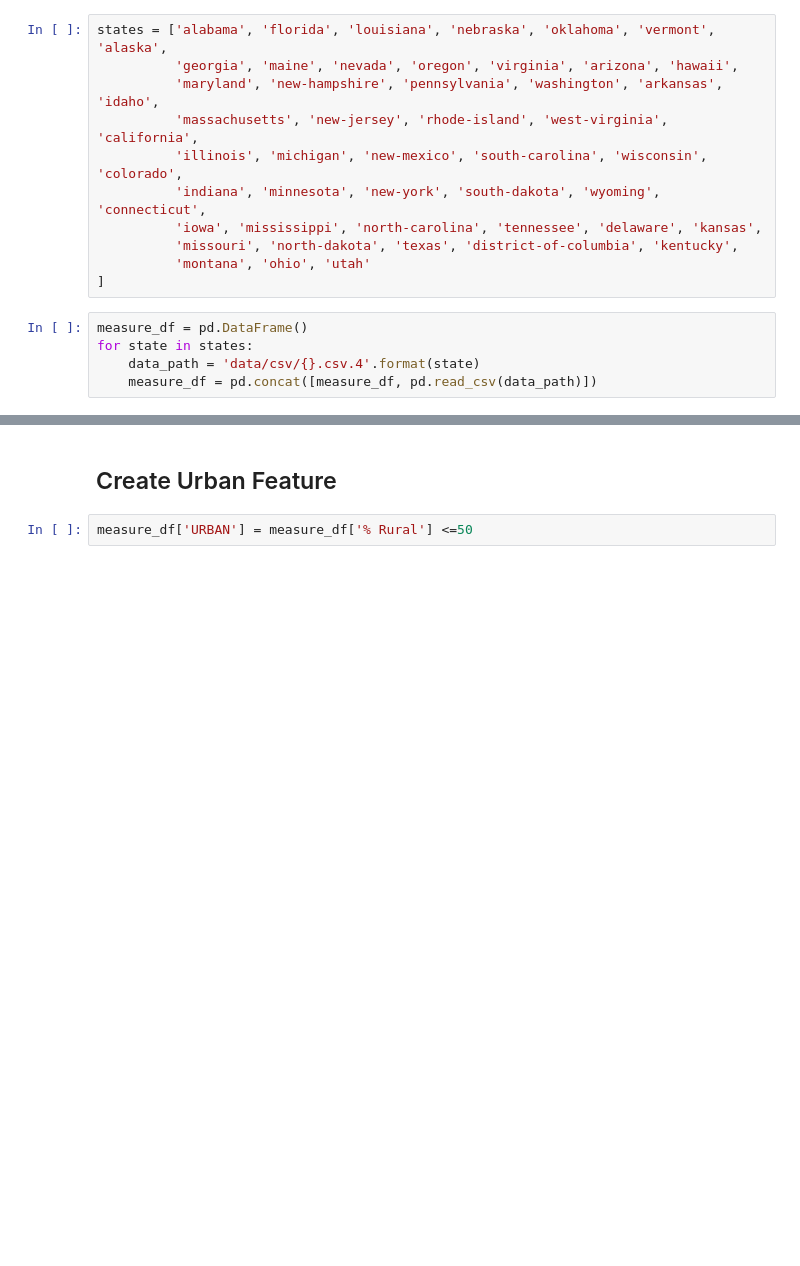
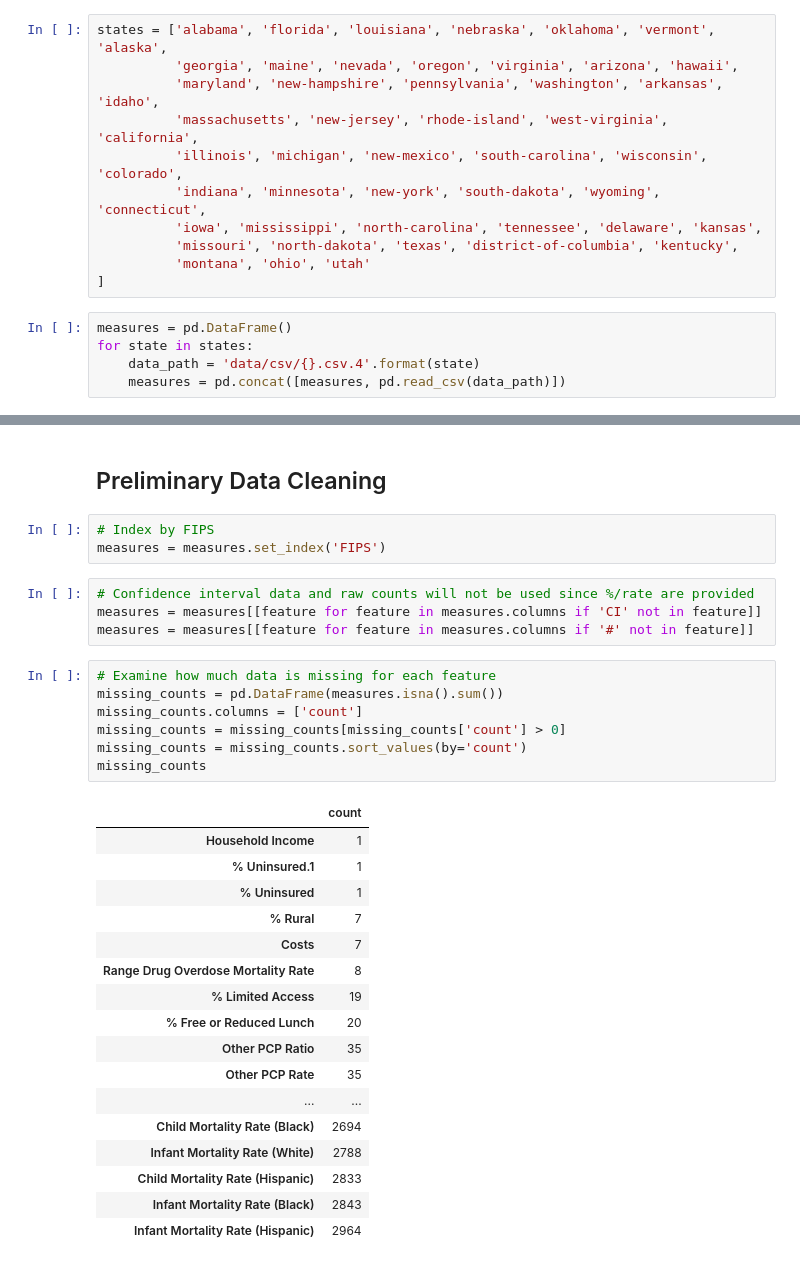
Before and after one commit to DylanGreene/drug_od_health_analytics, a Jupyter notebook: feature-selection.ipynb, the cells around one changed output, grey strips where cells are left out. Drawn from its saved outputs; the diff is of its cells as text; blank space fills up the shorter version.

```diff
--- a/feature-selection.ipynb
+++ b/feature-selection.ipynb
@@ -37,7 +37,7 @@ states = ['alabama', 'florida', 'louisiana', 'nebraska', 'oklahoma', 'vermont',
           'montana', 'ohio', 'utah'
 ]
 # %%
-measure_df = pd.DataFrame()
+measures = pd.DataFrame()
 for state in states:
     data_path = 'data/csv/{}.csv.4'.format(state)
-    measure_df = pd.concat([measure_df, pd.read_csv(data_path)])
+    measures = pd.concat([measures, pd.read_csv(data_path)])
@@ -56,4 +44,34 @@ measure_df.describe()
-# %% [markdown]
-## Create Urban Feature
-# %%
-measure_df['URBAN'] = measure_df['% Rural'] <=50
+# %% [markdown]
+## Preliminary Data Cleaning
+# %%
+# Index by FIPS
+measures = measures.set_index('FIPS')
+# %%
+# Confidence interval data and raw counts will not be used since %/rate are provided
+measures = measures[[feature for feature in measures.columns if 'CI' not in feature]]
+measures = measures[[feature for feature in measures.columns if '#' not in feature]]
+# %%
+# Examine how much data is missing for each feature
+missing_counts = pd.DataFrame(measures.isna().sum())
+missing_counts.columns = ['count']
+missing_counts = missing_counts[missing_counts['count'] > 0]
+missing_counts = missing_counts.sort_values(by='count')
+missing_counts
+# %% [output]
+|  | count |
+| Household Income | 1 |
+| % Uninsured.1 | 1 |
+| % Uninsured | 1 |
+| % Rural | 7 |
+| Costs | 7 |
+| Range Drug Overdose Mortality Rate | 8 |
+| % Limited Access | 19 |
+| % Free or Reduced Lunch | 20 |
+| Other PCP Ratio | 35 |
+| Other PCP Rate | 35 |
+| ... | ... |
+| Child Mortality Rate (Black) | 2694 |
+| Infant Mortality Rate (White) | 2788 |
+| Child Mortality Rate (Hispanic) | 2833 |
+| Infant Mortality Rate (Black) | 2843 |
+| Infant Mortality Rate (Hispanic) | 2964 |
```
Also changed, not shown: parts of 19 cells of this notebook.
